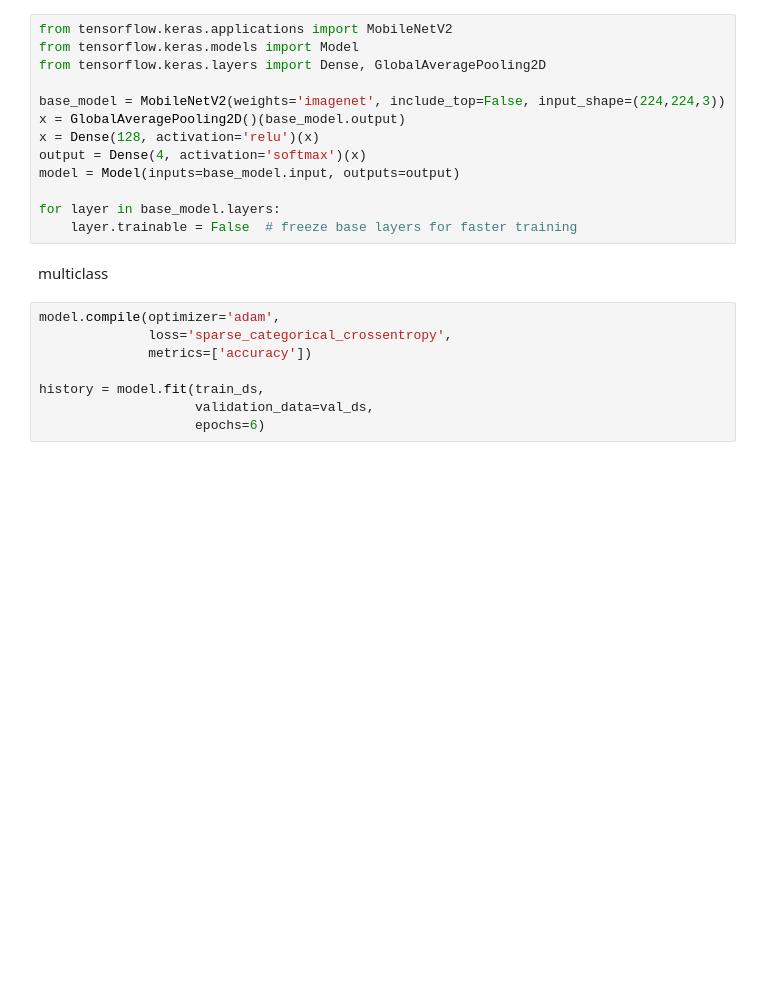
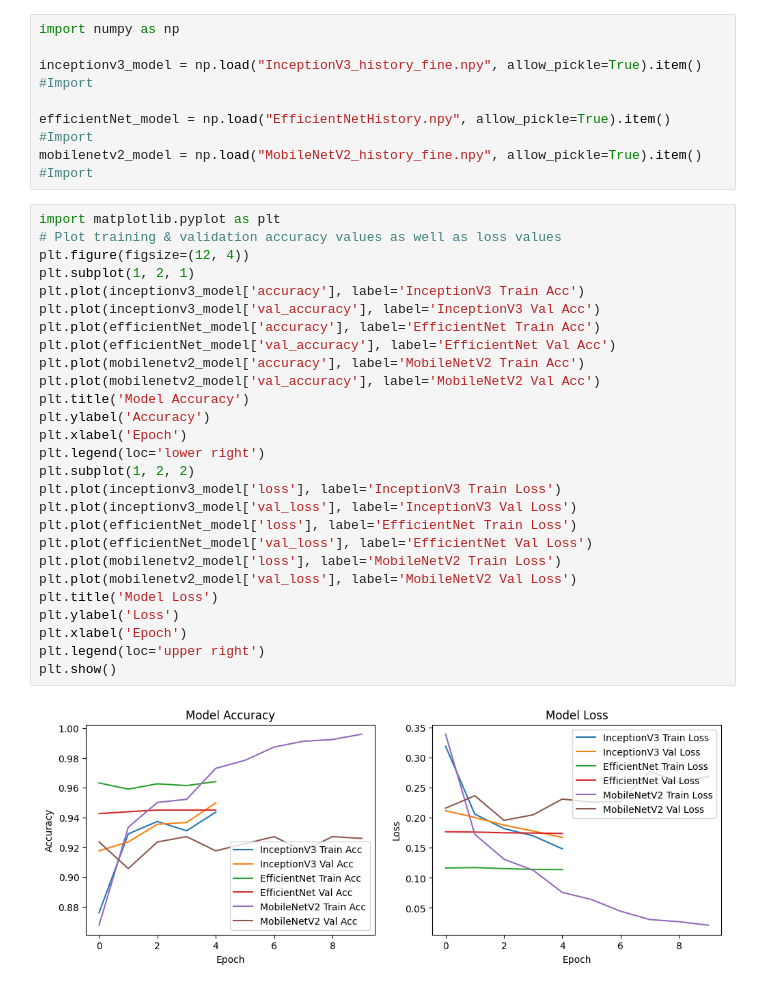
Before and after one commit to GharretWilcut/Mad_Corn_Disease, a Jupyter notebook: AllTogether.ipynb, the cells around one changed output. Cells and saved outputs as stored; diff of their text form; blank space fills up the shorter version.

Commit message:
pushed plotting

```diff
--- a/AllTogether.ipynb
+++ b/AllTogether.ipynb
@@ -77,23 +1,36 @@ Healthy class index: 3
-# %%
-from tensorflow.keras.applications import MobileNetV2
-from tensorflow.keras.models import Model
-from tensorflow.keras.layers import Dense, GlobalAveragePooling2D
-
-base_model = MobileNetV2(weights='imagenet', include_top=False, input_shape=(224,224,3))
-x = GlobalAveragePooling2D()(base_model.output)
-x = Dense(128, activation='relu')(x)
-output = Dense(4, activation='softmax')(x)
-model = Model(inputs=base_model.input, outputs=output)
-
-for layer in base_model.layers:
-    layer.trainable = False  # freeze base layers for faster training
-# %% [markdown]
-multiclass
-# %%
-model.compile(optimizer='adam',
-              loss='sparse_categorical_crossentropy',
-              metrics=['accuracy'])
-
-history = model.fit(train_ds,
-                    validation_data=val_ds,
-                    epochs=6)
+# %%
+import numpy as np
+
+inceptionv3_model = np.load("InceptionV3_history_fine.npy", allow_pickle=True).item() #Import
+
+efficientNet_model = np.load("EfficientNetHistory.npy", allow_pickle=True).item() #Import
+mobilenetv2_model = np.load("MobileNetV2_history_fine.npy", allow_pickle=True).item() #Import
+# %%
+import matplotlib.pyplot as plt
+# Plot training & validation accuracy values as well as loss values
+plt.figure(figsize=(12, 4))
+plt.subplot(1, 2, 1)
+plt.plot(inceptionv3_model['accuracy'], label='InceptionV3 Train Acc')
+plt.plot(inceptionv3_model['val_accuracy'], label='InceptionV3 Val Acc')
+plt.plot(efficientNet_model['accuracy'], label='EfficientNet Train Acc')
+plt.plot(efficientNet_model['val_accuracy'], label='EfficientNet Val Acc')
+plt.plot(mobilenetv2_model['accuracy'], label='MobileNetV2 Train Acc')
+plt.plot(mobilenetv2_model['val_accuracy'], label='MobileNetV2 Val Acc')
+plt.title('Model Accuracy')
+plt.ylabel('Accuracy')
+plt.xlabel('Epoch')
+plt.legend(loc='lower right')
+plt.subplot(1, 2, 2)
+plt.plot(inceptionv3_model['loss'], label='InceptionV3 Train Loss')
+plt.plot(inceptionv3_model['val_loss'], label='InceptionV3 Val Loss')
+plt.plot(efficientNet_model['loss'], label='EfficientNet Train Loss')
+plt.plot(efficientNet_model['val_loss'], label='EfficientNet Val Loss')
+plt.plot(mobilenetv2_model['loss'], label='MobileNetV2 Train Loss')
+plt.plot(mobilenetv2_model['val_loss'], label='MobileNetV2 Val Loss')
+plt.title('Model Loss')
+plt.ylabel('Loss')
+plt.xlabel('Epoch')
+plt.legend(loc='upper right')
+plt.show()
+# %% [output]
+[figure, added]
```
Also changed, not shown: parts of 2 cells of this notebook, 4 other files.
